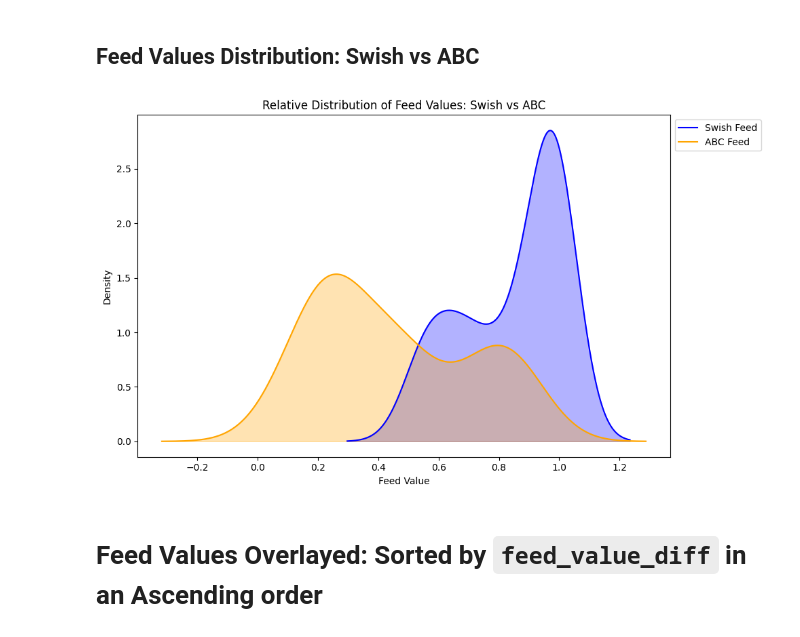
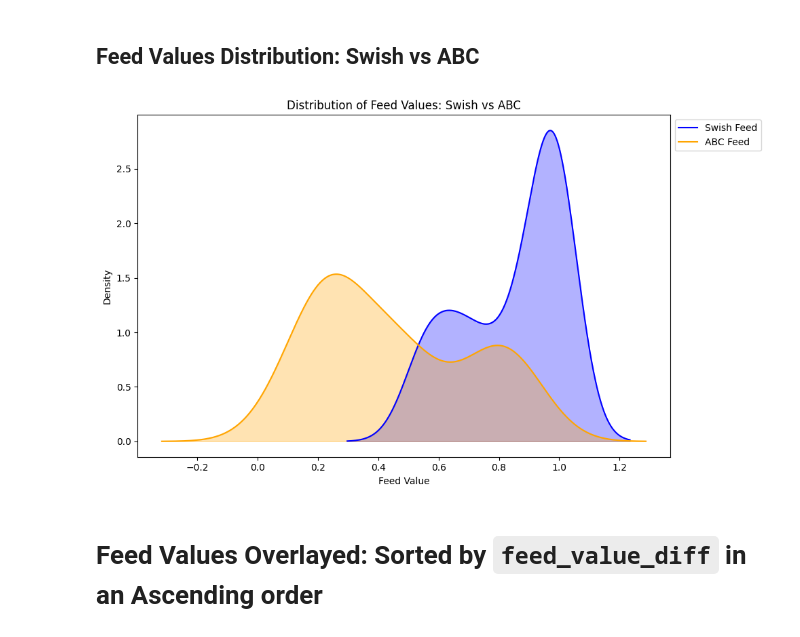
Before and after one commit to maximillian-jacob/DataScience, a Jupyter notebook: main_swish_vs_abc.ipynb, the cells around one changed output. Cells and saved outputs as stored; diff of their text form; code cells hidden in the pictures.

```diff
--- a/main_swish_vs_abc.ipynb
+++ b/main_swish_vs_abc.ipynb
@@ -205,27 +230,27 @@ The range of ABC feed values is from 0.083441 to 0.886044.
 # %%
 plt.figure(figsize=(10, 6))
 ax = df['feed_value_swish'].plot(kind='kde', label='Swish Feed', color='blue')
 df['feed_value_abc'].plot(kind='kde', label='ABC Feed', color='orange', ax=ax)
 
 #Filling the area under the curves
 x_swish = ax.get_lines()[0].get_xdata()
 y_swish = ax.get_lines()[0].get_ydata()
 ax.fill_between(x_swish, y_swish, color='blue', alpha=0.3)
 
 x_abc = ax.get_lines()[1].get_xdata()
 y_abc = ax.get_lines()[1].get_ydata()
 ax.fill_between(x_abc, y_abc, color='orange', alpha=0.3)
 
 plt.xlabel('Feed Value')
 plt.ylabel('Density')
 # plt.title('Kernel Density Estimate: Swish Feed vs ABC Feed (Filled)')
-plt.title('Relative Distribution of Feed Values: Swish vs ABC')
+plt.title('Distribution of Feed Values: Swish vs ABC')
 
 plt.legend(loc='upper left', bbox_to_anchor=(1,1))
 plt.tight_layout()
 plt.show()
 # %% [output]
-[figure, old version]
+[figure, new version]
 # %% [markdown]
 # Feed Values Overlayed: Sorted by `feed_value_diff` in an Ascending order
 # %%
```
Also changed, not shown: parts of 14 cells of this notebook.
